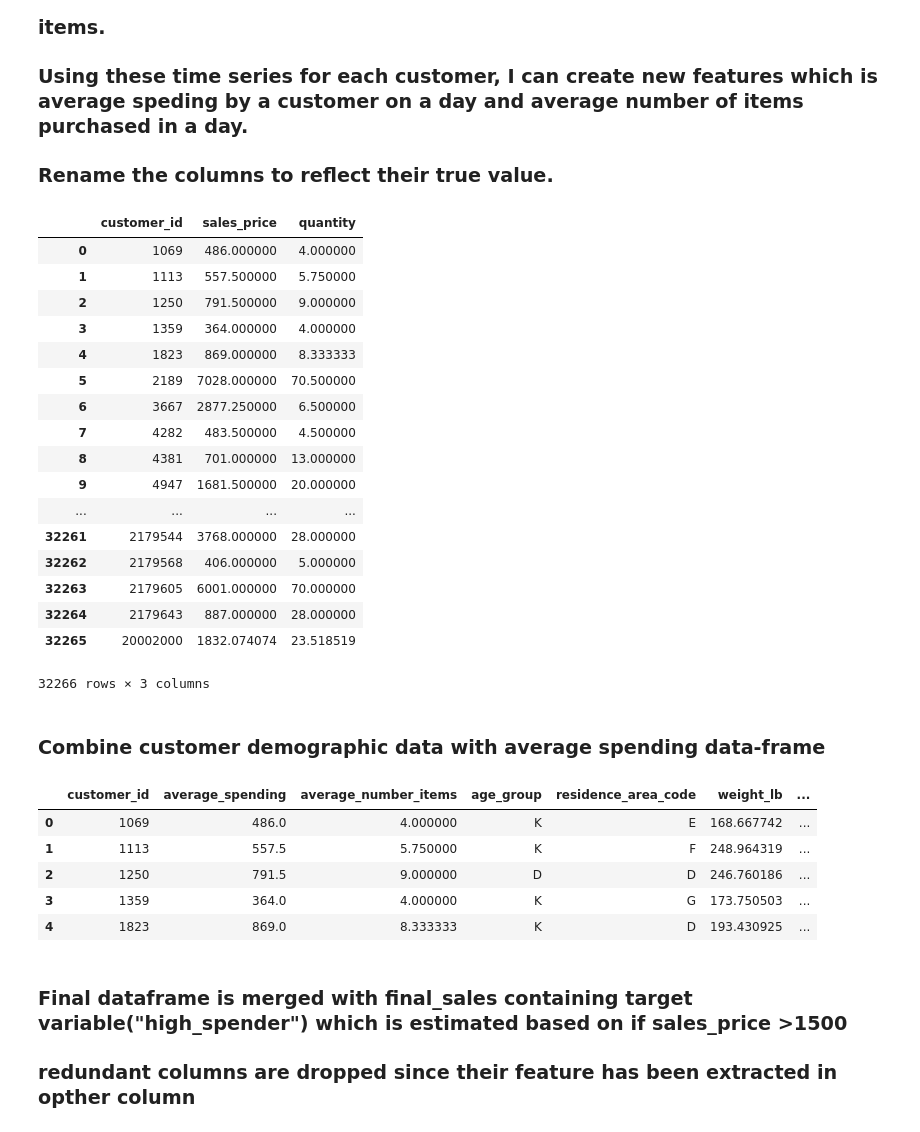
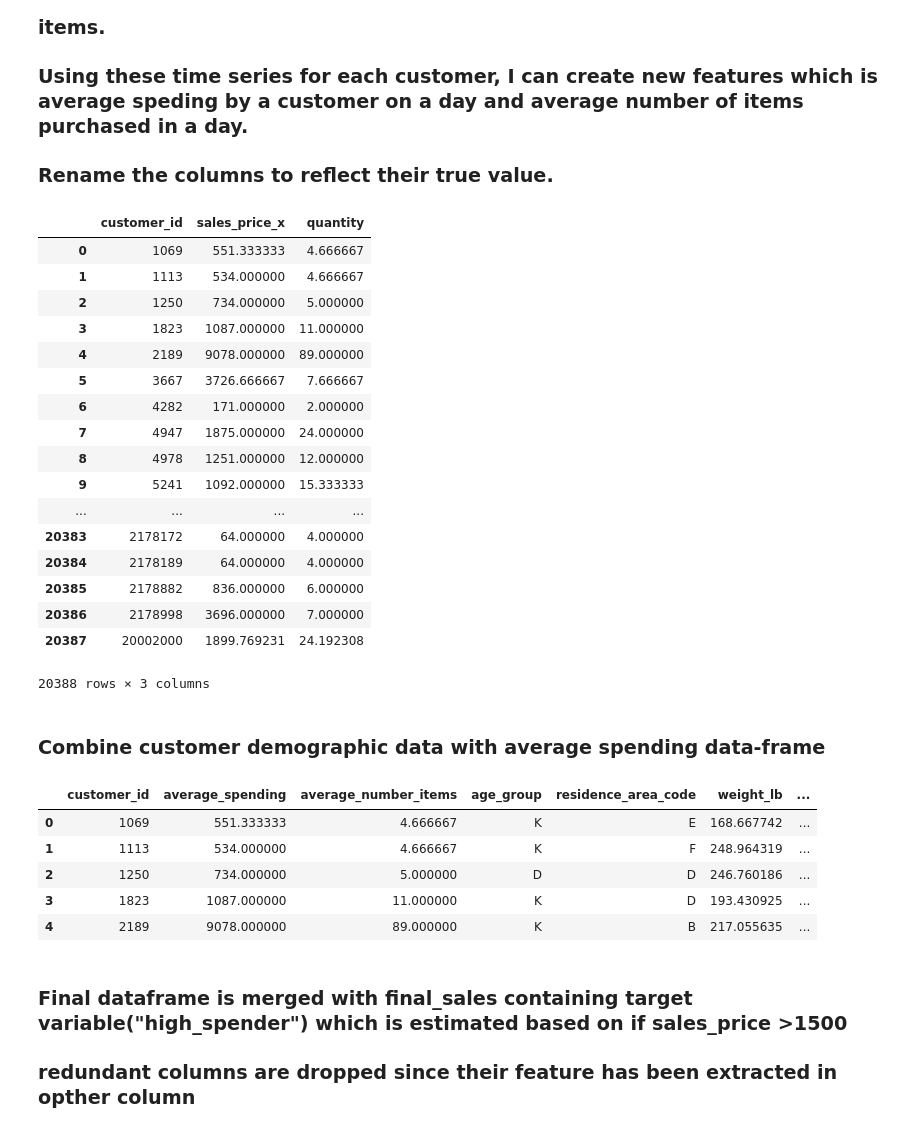
Before and after one commit to abp15/Data_challenges, a Jupyter notebook: FanAI-DC-Modeling.ipynb, the cells around one changed output. Drawn from its saved outputs; the diff is of its cells as text; code cells hidden in the pictures.

```diff
--- a/FanAI-DC-Modeling.ipynb
+++ b/FanAI-DC-Modeling.ipynb
@@ -179,0 +184,4 @@ c.reset_index()
+# %%
+d = c.merge(final_sales.drop_duplicates(), on=['customer_id','transaction_date'],
+                   how='left', indicator=True)
+d.sort_values(['customer_id', 'transaction_date'], ascending=[True, True])
@@ -179,0 +207,4 @@ c.reset_index()
+# %%
+d_new = d[d['_merge'] == 'left_only']
+d_slim = d_new.drop(['sales_price_y','high_spender', '_merge'], axis=1)
+d_slim
@@ -184,27 +234,27 @@ c.reset_index()
 
 ### Rename the columns to reflect their true value.
 # %%
-g = c.groupby(['customer_id'])['sales_price'].mean()
-h = c.groupby(['customer_id'])['quantity'].mean()
-d = pd.merge(g,h,left_index=True,right_index=True)
-d.reset_index()
+g = d_slim.groupby(['customer_id'])['sales_price_x'].mean()
+h = d_slim.groupby(['customer_id'])['quantity'].mean()
+dd = pd.merge(g,h,left_index=True,right_index=True)
+dd.reset_index()
 # %% [output]
-|  | customer_id | sales_price | quantity |
-| 0 | 1069 | 486.000000 | 4.000000 |
-| 1 | 1113 | 557.500000 | 5.750000 |
-| 2 | 1250 | 791.500000 | 9.000000 |
-| 3 | 1359 | 364.000000 | 4.000000 |
-| 4 | 1823 | 869.000000 | 8.333333 |
-| 5 | 2189 | 7028.000000 | 70.500000 |
-| 6 | 3667 | 2877.250000 | 6.500000 |
-| 7 | 4282 | 483.500000 | 4.500000 |
-| 8 | 4381 | 701.000000 | 13.000000 |
-| 9 | 4947 | 1681.500000 | 20.000000 |
+|  | customer_id | sales_price_x | quantity |
+| 0 | 1069 | 551.333333 | 4.666667 |
+| 1 | 1113 | 534.000000 | 4.666667 |
+| 2 | 1250 | 734.000000 | 5.000000 |
+| 3 | 1823 | 1087.000000 | 11.000000 |
+| 4 | 2189 | 9078.000000 | 89.000000 |
+| 5 | 3667 | 3726.666667 | 7.666667 |
+| 6 | 4282 | 171.000000 | 2.000000 |
+| 7 | 4947 | 1875.000000 | 24.000000 |
+| 8 | 4978 | 1251.000000 | 12.000000 |
+| 9 | 5241 | 1092.000000 | 15.333333 |
 | ... | ... | ... | ... |
-| 32261 | 2179544 | 3768.000000 | 28.000000 |
-| 32262 | 2179568 | 406.000000 | 5.000000 |
-| 32263 | 2179605 | 6001.000000 | 70.000000 |
-| 32264 | 2179643 | 887.000000 | 28.000000 |
-| 32265 | 20002000 | 1832.074074 | 23.518519 |
+| 20383 | 2178172 | 64.000000 | 4.000000 |
+| 20384 | 2178189 | 64.000000 | 4.000000 |
+| 20385 | 2178882 | 836.000000 | 6.000000 |
+| 20386 | 2178998 | 3696.000000 | 7.000000 |
+| 20387 | 20002000 | 1899.769231 | 24.192308 |
-32266 rows × 3 columns
+20388 rows × 3 columns
 # %%
@@ -212,15 +262,15 @@ d.rename(columns={'sales_price': 'average_spending', 'quantity': 'average_number
 # %% [markdown]
 ### Combine customer demographic data with average spending data-frame
 # %%
-ii = pd.merge(d,customers, on='customer_id', how='inner')
+ii = pd.merge(dd,customers, on='customer_id', how='inner')
 ii.head()
 # %% [output]
 |  | customer_id | average_spending | average_number_items | age_group | residence_area_code | weight_lb | ... |
-| 0 | 1069 | 486.0 | 4.000000 | K | E | 168.667742 | ... |
-| 1 | 1113 | 557.5 | 5.750000 | K | F | 248.964319 | ... |
-| 2 | 1250 | 791.5 | 9.000000 | D | D | 246.760186 | ... |
-| 3 | 1359 | 364.0 | 4.000000 | K | G | 173.750503 | ... |
-| 4 | 1823 | 869.0 | 8.333333 | K | D | 193.430925 | ... |
+| 0 | 1069 | 551.333333 | 4.666667 | K | E | 168.667742 | ... |
+| 1 | 1113 | 534.000000 | 4.666667 | K | F | 248.964319 | ... |
+| 2 | 1250 | 734.000000 | 5.000000 | D | D | 246.760186 | ... |
+| 3 | 1823 | 1087.000000 | 11.000000 | K | D | 193.430925 | ... |
+| 4 | 2189 | 9078.000000 | 89.000000 | K | B | 217.055635 | ... |
 # %% [markdown]
 ### Final dataframe is merged with final_sales containing target variable("high_spender") which is estimated based on if sales_price >1500
 ### redundant columns are dropped since their feature has been extracted in opther column
```
Also changed, not shown: parts of 21 cells of this notebook.
